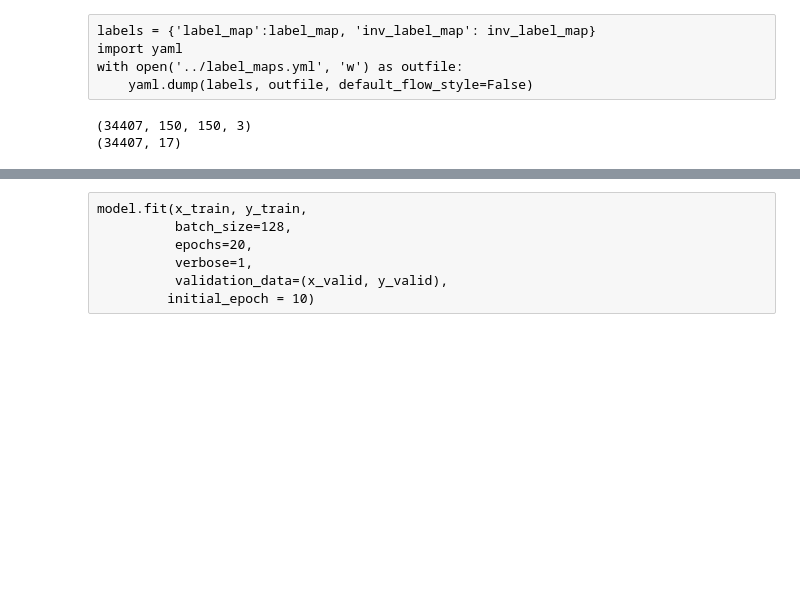
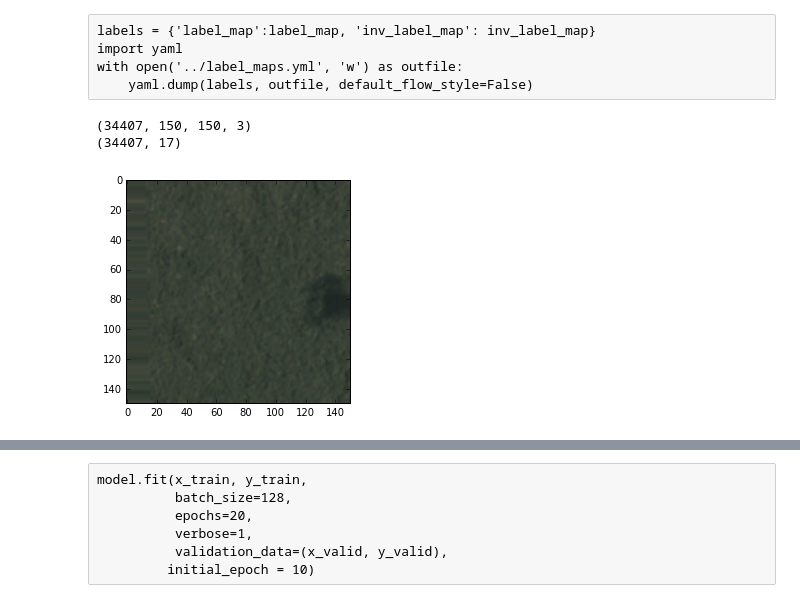
Before and after one commit to RhysJMartin/kaggle, a Jupyter notebook: planet/notebooks/simple_starter.ipynb, the cells around one changed output, grey strips where cells are left out. Saved outputs shown, nothing was run; the diff lists cells and outputs as text; code cells hidden in the pictures; blank space fills up the shorter version.

Commit message:
added data augmentation

```diff
--- a/planet/notebooks/simple_starter.ipynb
+++ b/planet/notebooks/simple_starter.ipynb
@@ -65,3 +65,24 @@ print(y_train.shape)
 # %% [output]
 (34407, 150, 150, 3)
 (34407, 17)
+# %%
+from keras.preprocessing.image import ImageDataGenerator, array_to_img, img_to_array, load_img
+
+train_generator = ImageDataGenerator(
+        rotation_range=20,
+        width_shift_range=0.1,
+        height_shift_range=0.1,
+        shear_range=0.1,
+        zoom_range=0,
+        horizontal_flip=True,
+        vertical_flip=True,
+        fill_mode='nearest')
+
+this = train_generator.flow(x_train, y_train, batch_size=1)
+# %%
+image = this.next()
+image_to_plot = (image[0][0]*255).astype(np.uint8)
+plt.imshow(cv2.cvtColor(image_to_plot, cv2.COLOR_BGR2RGB))
+plt.show()
+# %% [output]
+[figure, added]
```
Also changed, not shown: parts of 4 cells of this notebook, 1 other file.
